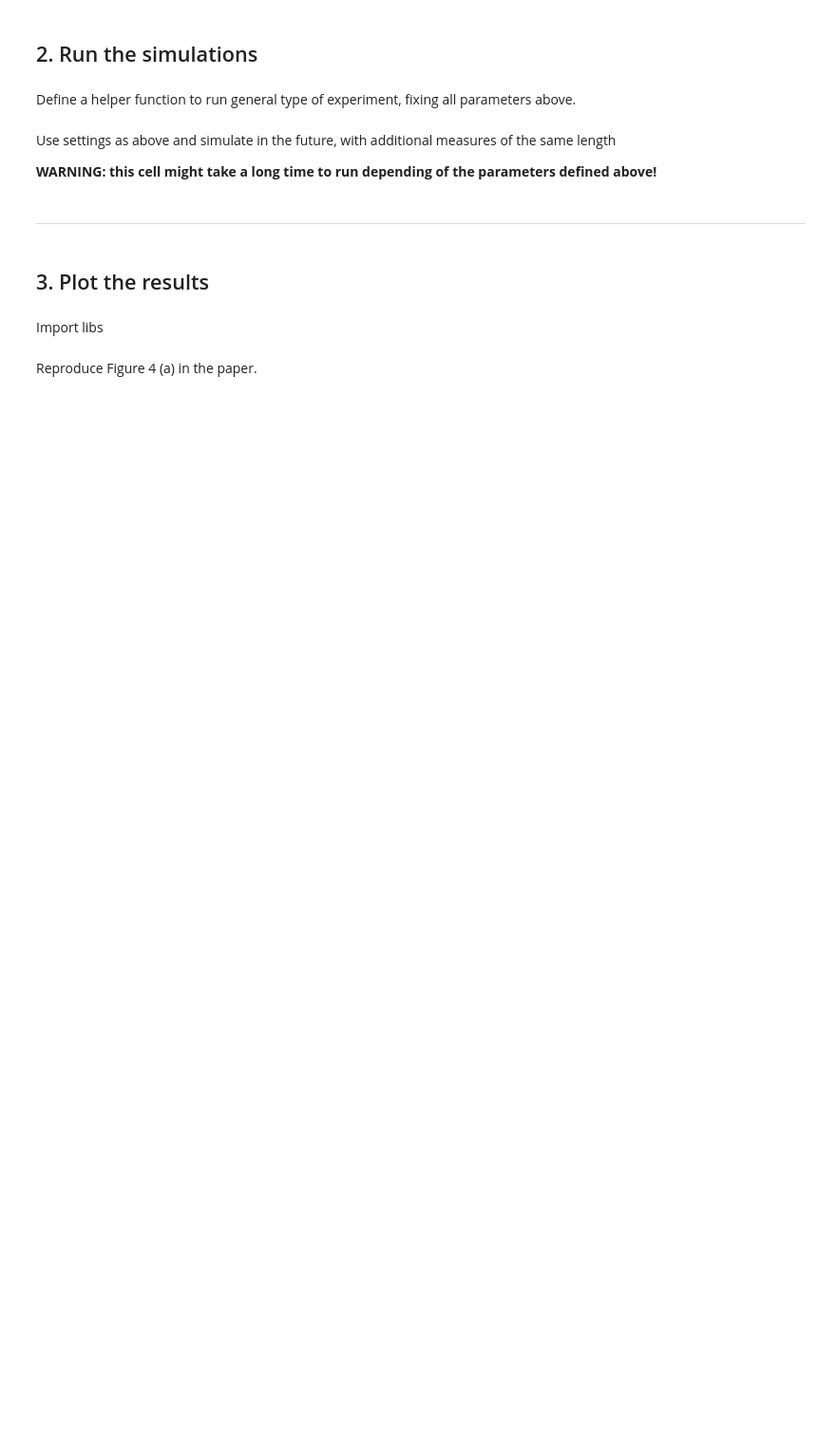
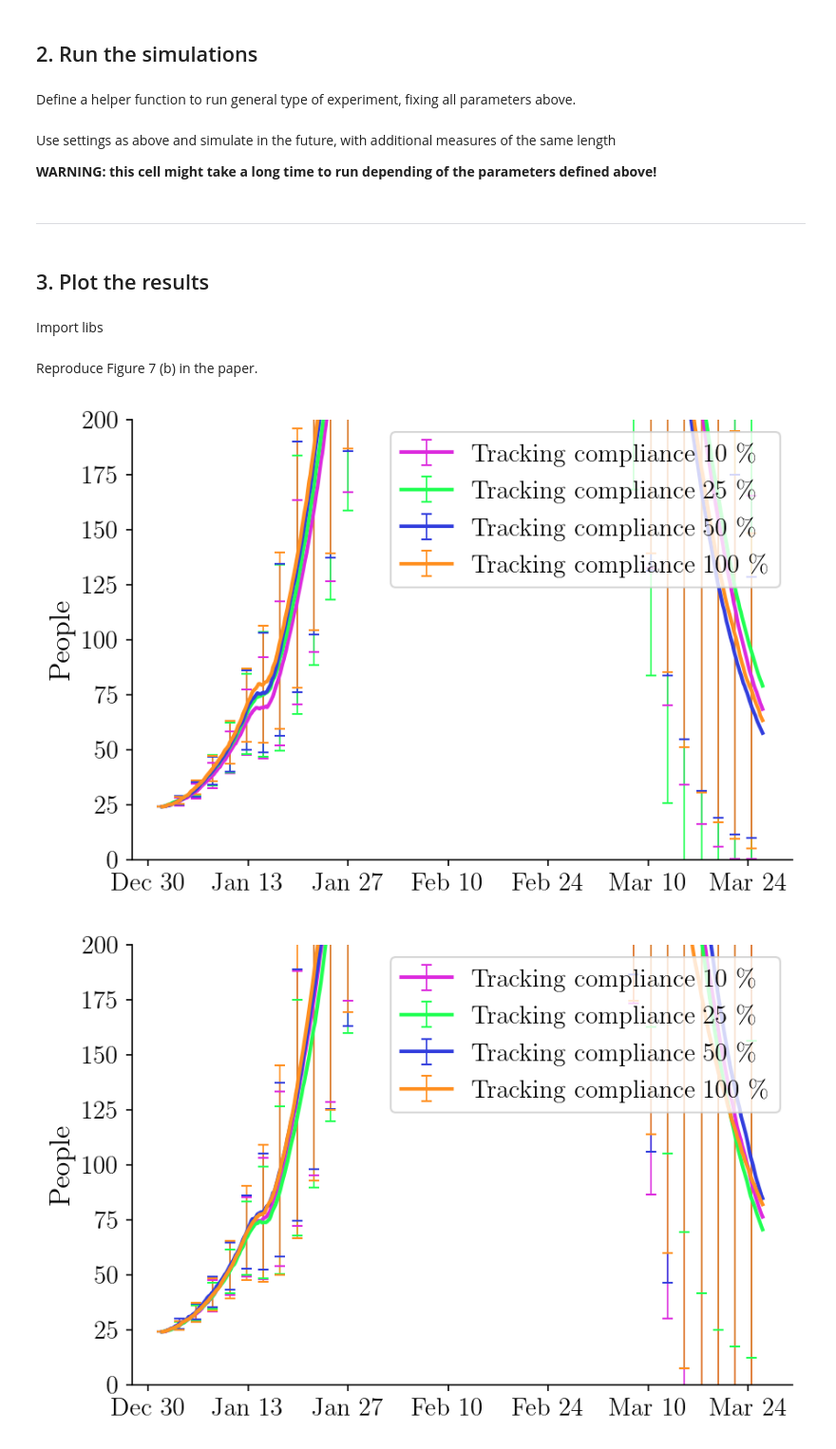
Before and after one commit to covid19-model/simulator, a Jupyter notebook: sim/experiment-7.ipynb, the cells around one changed output. Shown at 95% size. Drawn from its saved outputs; the diff is of its cells as text; code cells hidden in the pictures; blank space fills up the shorter version.

```diff
--- a/sim/experiment-7.ipynb
+++ b/sim/experiment-7.ipynb
@@ -42,7 +41,7 @@ runstr = f'run{c}_'
 # %% [markdown]
 #### Set the number of roll-outs to simulate
 # %%
-random_repeats = 2 # Set to at least 20 to obtain stable results
+random_repeats = 40 # Set to at least 20 to obtain stable results
 # %% [markdown]
 #### Define the number of parallel workers used for simulations
 # %%
@@ -99,16 +98,9 @@ Empirical fatality rates per age group:   [0.0, 0.0, 0.0, 0.001430615164520744,
 #### Define initial seed count per state
 
 These numbers are based on the *downscaled* infection counts on April 12.
-# %%
-present_seeds = {
-    'expo': 3,
-    'ipre': 1,
-    'iasy': 0,
-    'isym_notposi': 8,
-    'isym_posi': 4,
-    'resi_notposi': 78,
-    'resi_posi': 110,
-}
+# %%
+with open('summaries/'+f'ave_present_seeds_{c}.pk', 'rb') as logfile:
+    present_seeds = pickle.load(logfile)
 # %% [markdown]
 #### Set epidemic parameters
 
@@ -116,8 +108,6 @@ Inferred using Bayesian optimization.
 # %%
 inferred_params = {
     'betas': [1.1383] * 5,  # site infectivity by type
-    'alpha': 0.3224,
-    'mu': 0.2072
 }
 # %% [markdown]
 #### Define standard testing parameters
@@ -226,18 +216,23 @@ Import libs
 # %%
 from lib.plot import Plotter
 # %% [markdown]
-Reproduce Figure 4 (a) in the paper.
+Reproduce Figure 7 (b) in the paper.
 # %%
 summaries_SD_6 = load_summary('summaries_SD_6.pk')
 
 plotter = Plotter()
+p_compliance = [0.1, 0.25, 0.5, 1.0]
 titles_SD_6_ = list(['Tracking compliance '+ str(int(p*100.0)) + ' \%' for p in p_compliance])
 for j, policy in enumerate(['basic', 'advanced']):
     summaries_ = summaries_SD_6[policy]
     plotter.compare_total_infections(
         summaries_,
         titles=titles_SD_6_,
         figtitle=(f'Infections for compliance levels for ' + policy + ' tracing isolation'),
         filename=runstr + f'SD_6{j}',
-        figsize=FIGSIZE, acc=500,
+        figsize=(6,4), acc=500,
+        start_date='2020-04-12',
         ymax=200, errorevery=14)
+# %% [output]
+[figure, added]
+[figure, added]
```
Also changed, not shown: parts of 1 cell of this notebook, 7 other files.
